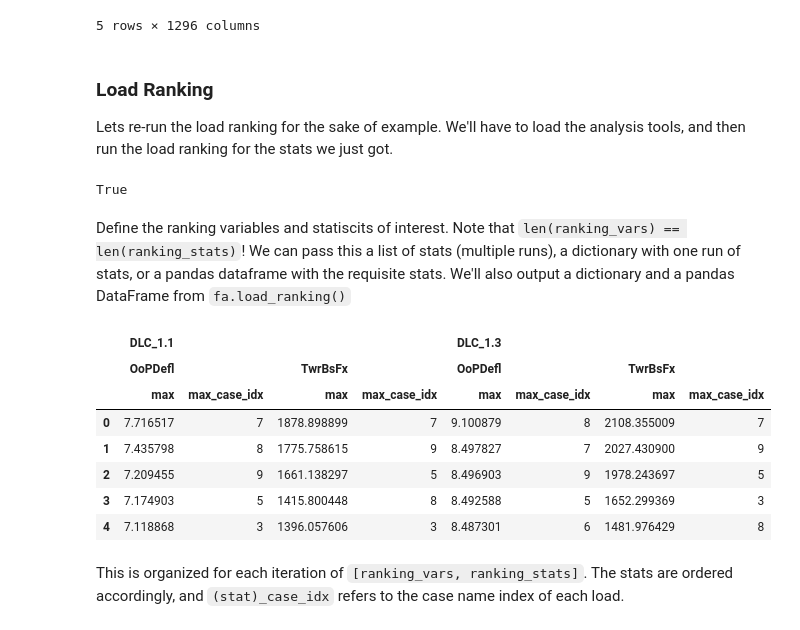
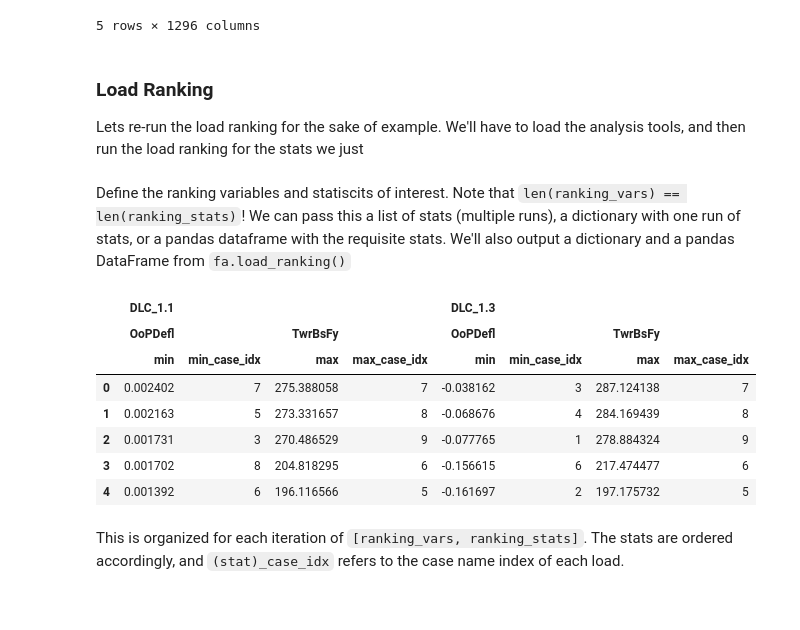
Before and after one commit to NREL/pCrunch, a Jupyter notebook: batch_processing.ipynb, the cells around one changed output. Cells and saved outputs as stored; diff of their text form; code cells hidden in the pictures.

```diff
--- a/batch_processing.ipynb
+++ b/batch_processing.ipynb
@@ -147,31 +147,27 @@ stats_df.head()
 5 rows × 1296 columns
 # %% [markdown]
 ### Load Ranking
-Lets re-run the load ranking for the sake of example. We'll have to load the analysis tools, and then run the load ranking for the stats we just got.
+Lets re-run the load ranking for the sake of example. We'll have to load the analysis tools, and then run the load ranking for the stats we just
 # %%
 fa = Analysis.Loads_Analysis()
 fa.t0 = 30
 fa.verbose = False
-# %%
-isinstance(stats_df,pd.DataFrame)
-# %% [output]
-True
 # %% [markdown]
 Define the ranking variables and statiscits of interest. Note that `len(ranking_vars) == len(ranking_stats)`! We can pass this a list of stats (multiple runs), a dictionary with one run of stats, or a pandas dataframe with the requisite stats. We'll also output a dictionary and a pandas DataFrame from `fa.load_ranking()`
 # %%
-ranking_vars = [['TwrBsFxt'], ['OoPDefl1', 'OoPDefl2', 'OoPDefl3']]
-ranking_stats = ['max', 'max']
+ranking_vars = [['TwrBsFyt'], ['OoPDefl1', 'OoPDefl2', 'OoPDefl3']]
+ranking_stats = ['max', 'min']
 load_ranking, load_ranking_df = fa.load_ranking(stats_df, ranking_stats, ranking_vars, get_df=True)
 load_ranking_df.head()
 # %% [output]
 |  | DLC_1.1 |  |  |  | DLC_1.3 |  |  |  |
-|  | OoPDefl |  | TwrBsFx |  | OoPDefl |  | TwrBsFx |  |
-|  | max | max_case_idx | max | max_case_idx | max | max_case_idx | max | max_case_idx |
-| 0 | 7.716517 | 7 | 1878.898899 | 7 | 9.100879 | 8 | 2108.355009 | 7 |
-| 1 | 7.435798 | 8 | 1775.758615 | 9 | 8.497827 | 7 | 2027.430900 | 9 |
-| 2 | 7.209455 | 9 | 1661.138297 | 5 | 8.496903 | 9 | 1978.243697 | 5 |
-| 3 | 7.174903 | 5 | 1415.800448 | 8 | 8.492588 | 5 | 1652.299369 | 3 |
-| 4 | 7.118868 | 3 | 1396.057606 | 3 | 8.487301 | 6 | 1481.976429 | 8 |
+|  | OoPDefl |  | TwrBsFy |  | OoPDefl |  | TwrBsFy |  |
+|  | min | min_case_idx | max | max_case_idx | min | min_case_idx | max | max_case_idx |
+| 0 | 0.002402 | 7 | 275.388058 | 7 | -0.038162 | 3 | 287.124138 | 7 |
+| 1 | 0.002163 | 5 | 273.331657 | 8 | -0.068676 | 4 | 284.169439 | 8 |
+| 2 | 0.001731 | 3 | 270.486529 | 9 | -0.077765 | 1 | 278.884324 | 9 |
+| 3 | 0.001702 | 8 | 204.818295 | 6 | -0.156615 | 6 | 217.474477 | 6 |
+| 4 | 0.001392 | 6 | 196.116566 | 5 | -0.161697 | 2 | 197.175732 | 5 |
 # %% [markdown]
 This is organized for each iteration of `[ranking_vars, ranking_stats]`. The stats are ordered accordingly, and `(stat)_case_idx` refers to the case name index of each load.
 # %% [markdown]
```
Also changed, not shown: parts of 7 cells of this notebook, 1 other file.
